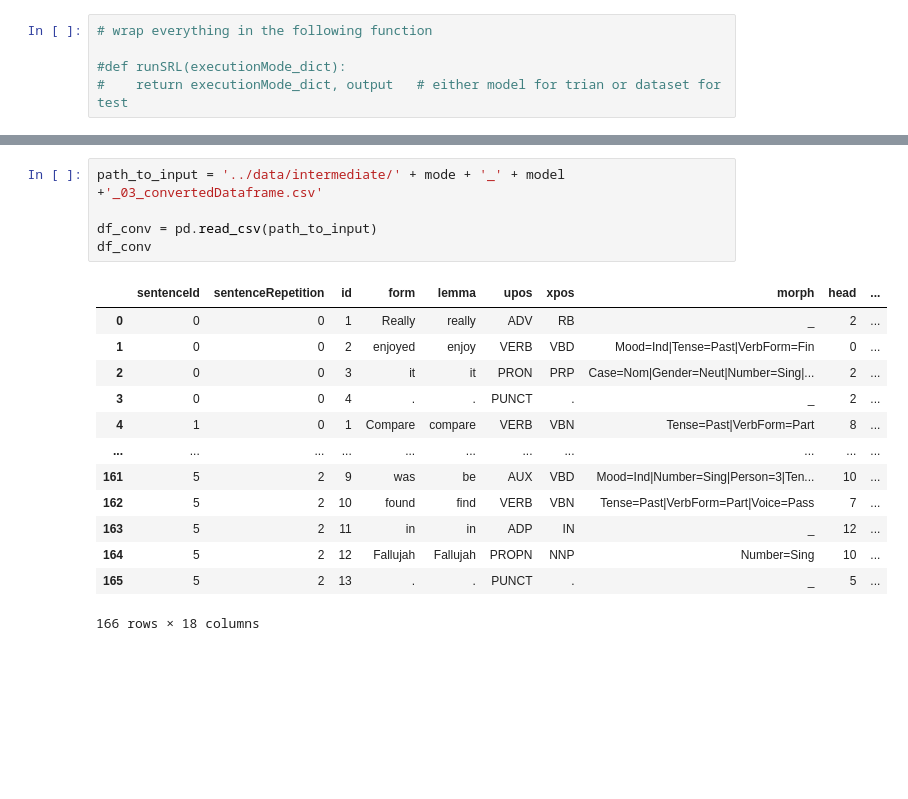
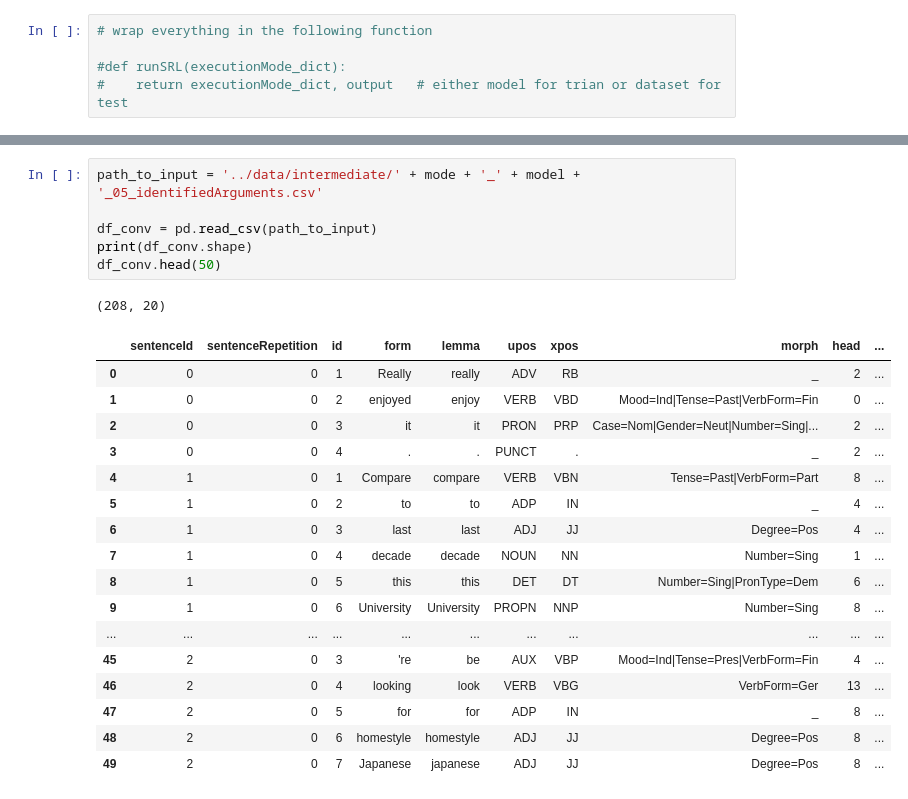
Before and after one commit to robert-luis/NLP_Tech_Assignment_2, a Jupyter notebook: part1/SRLrunner.ipynb, the cells around one changed output, grey strips where cells are left out. Drawn from its saved outputs; the diff is of its cells as text; blank space fills up the shorter version.

Commit message:
added intermediate overview in srlrunner

```diff
--- a/part1/SRLrunner.ipynb
+++ b/part1/SRLrunner.ipynb
@@ -187,19 +197,25 @@ executionMode_dict, output = classifyArguments(executionMode_dict,
 # %%
-path_to_input = '../data/intermediate/' + mode + '_' + model +'_03_convertedDataframe.csv'
+path_to_input = '../data/intermediate/' + mode + '_' + model + '_05_identifiedArguments.csv'
 
 df_conv = pd.read_csv(path_to_input)
-df_conv
+print(df_conv.shape)
+df_conv.head(50)
 # %% [output]
+(208, 20)
 |  | sentenceId | sentenceRepetition | id | form | lemma | upos | xpos | morph | head | ... |
 | 0 | 0 | 0 | 1 | Really | really | ADV | RB | _ | 2 | ... |
 | 1 | 0 | 0 | 2 | enjoyed | enjoy | VERB | VBD | Mood=Ind|Tense=Past|VerbForm=Fin | 0 | ... |
 | 2 | 0 | 0 | 3 | it | it | PRON | PRP | Case=Nom|Gender=Neut|Number=Sing|... | 2 | ... |
 | 3 | 0 | 0 | 4 | . | . | PUNCT | . | _ | 2 | ... |
 | 4 | 1 | 0 | 1 | Compare | compare | VERB | VBN | Tense=Past|VerbForm=Part | 8 | ... |
+| 5 | 1 | 0 | 2 | to | to | ADP | IN | _ | 4 | ... |
+| 6 | 1 | 0 | 3 | last | last | ADJ | JJ | Degree=Pos | 4 | ... |
+| 7 | 1 | 0 | 4 | decade | decade | NOUN | NN | Number=Sing | 1 | ... |
+| 8 | 1 | 0 | 5 | this | this | DET | DT | Number=Sing|PronType=Dem | 6 | ... |
+| 9 | 1 | 0 | 6 | University | University | PROPN | NNP | Number=Sing | 8 | ... |
 | ... | ... | ... | ... | ... | ... | ... | ... | ... | ... | ... |
-| 161 | 5 | 2 | 9 | was | be | AUX | VBD | Mood=Ind|Number=Sing|Person=3|Ten... | 10 | ... |
-| 162 | 5 | 2 | 10 | found | find | VERB | VBN | Tense=Past|VerbForm=Part|Voice=Pass | 7 | ... |
-| 163 | 5 | 2 | 11 | in | in | ADP | IN | _ | 12 | ... |
-| 164 | 5 | 2 | 12 | Fallujah | Fallujah | PROPN | NNP | Number=Sing | 10 | ... |
-| 165 | 5 | 2 | 13 | . | . | PUNCT | . | _ | 5 | ... |
+| 45 | 2 | 0 | 3 | 're | be | AUX | VBP | Mood=Ind|Tense=Pres|VerbForm=Fin | 4 | ... |
+| 46 | 2 | 0 | 4 | looking | look | VERB | VBG | VerbForm=Ger | 13 | ... |
+| 47 | 2 | 0 | 5 | for | for | ADP | IN | _ | 8 | ... |
+| 48 | 2 | 0 | 6 | homestyle | homestyle | ADJ | JJ | Degree=Pos | 8 | ... |
+| 49 | 2 | 0 | 7 | Japanese | japanese | ADJ | JJ | Degree=Pos | 8 | ... |
-166 rows × 18 columns
```
Also changed, not shown: parts of 3 cells of this notebook, 2 other files.
